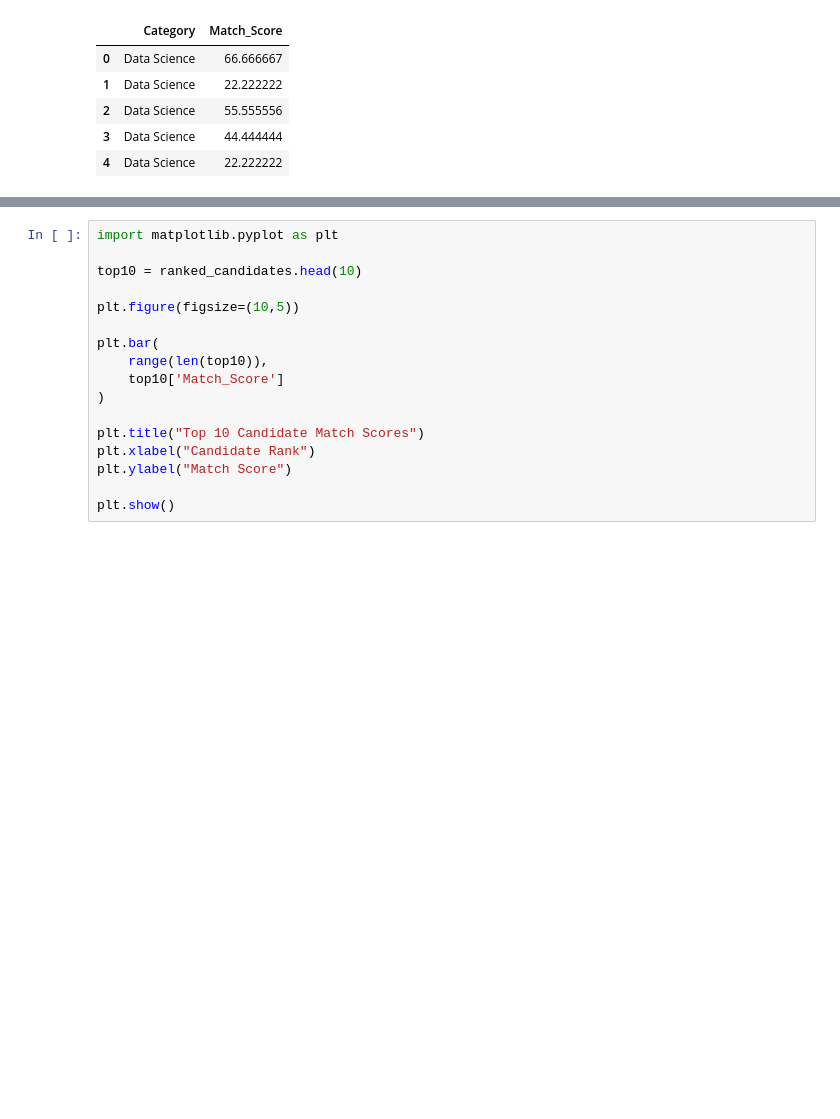
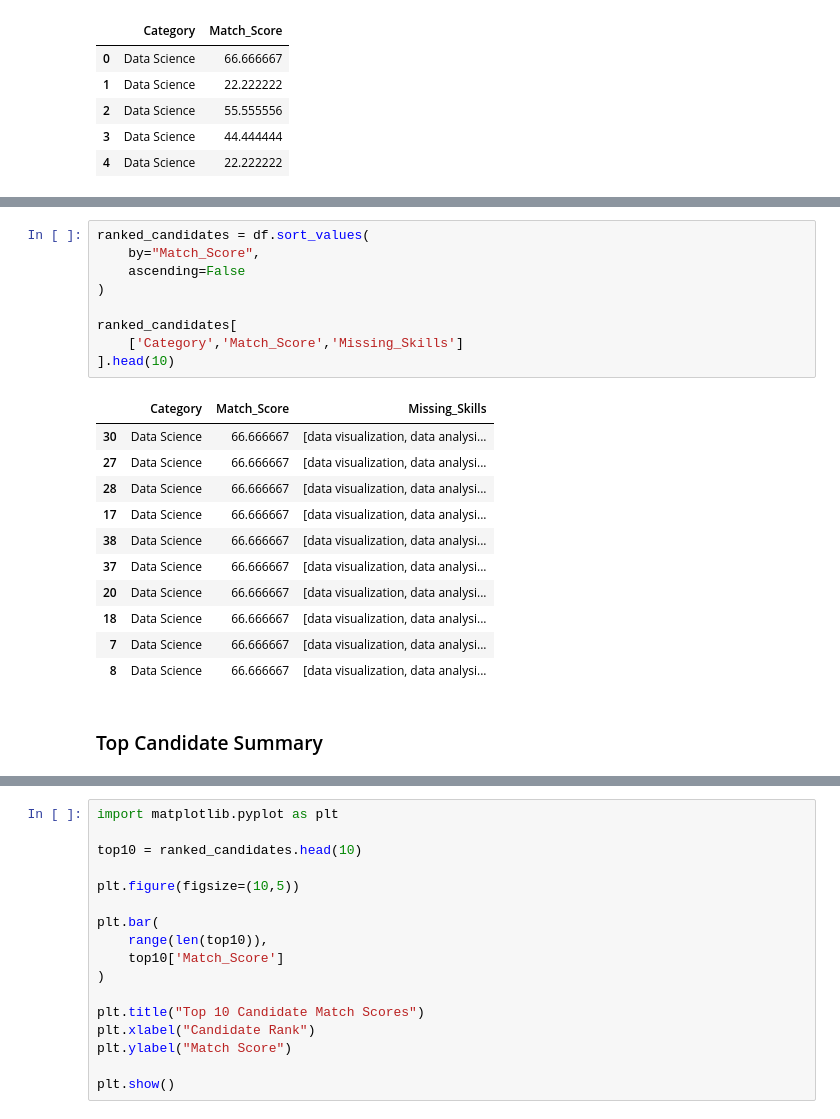
Before and after one commit to sainiveditha04/FUTURE_ML_03, a Jupyter notebook: resume_screening.ipynb, the cells around one changed output, grey strips where cells are left out. Cells and saved outputs as stored; diff of their text form; blank space fills up the shorter version.

```diff
--- a/resume_screening.ipynb
+++ b/resume_screening.ipynb
@@ -418,3 +353,26 @@ df[
+# %%
+ranked_candidates = df.sort_values(
+    by="Match_Score",
+    ascending=False
+)
+
+ranked_candidates[
+    ['Category','Match_Score','Missing_Skills']
+].head(10)
+# %% [output]
+|  | Category | Match_Score | Missing_Skills |
+| 30 | Data Science | 66.666667 | [data visualization, data analysi... |
+| 27 | Data Science | 66.666667 | [data visualization, data analysi... |
+| 28 | Data Science | 66.666667 | [data visualization, data analysi... |
+| 17 | Data Science | 66.666667 | [data visualization, data analysi... |
+| 38 | Data Science | 66.666667 | [data visualization, data analysi... |
+| 37 | Data Science | 66.666667 | [data visualization, data analysi... |
+| 20 | Data Science | 66.666667 | [data visualization, data analysi... |
+| 18 | Data Science | 66.666667 | [data visualization, data analysi... |
+| 7 | Data Science | 66.666667 | [data visualization, data analysi... |
+| 8 | Data Science | 66.666667 | [data visualization, data analysi... |
+# %% [markdown]
+### Top Candidate Summary
 # %%
 top_candidate = ranked_candidates.iloc[0]
 
```
Also changed, not shown: parts of 33 cells of this notebook.
